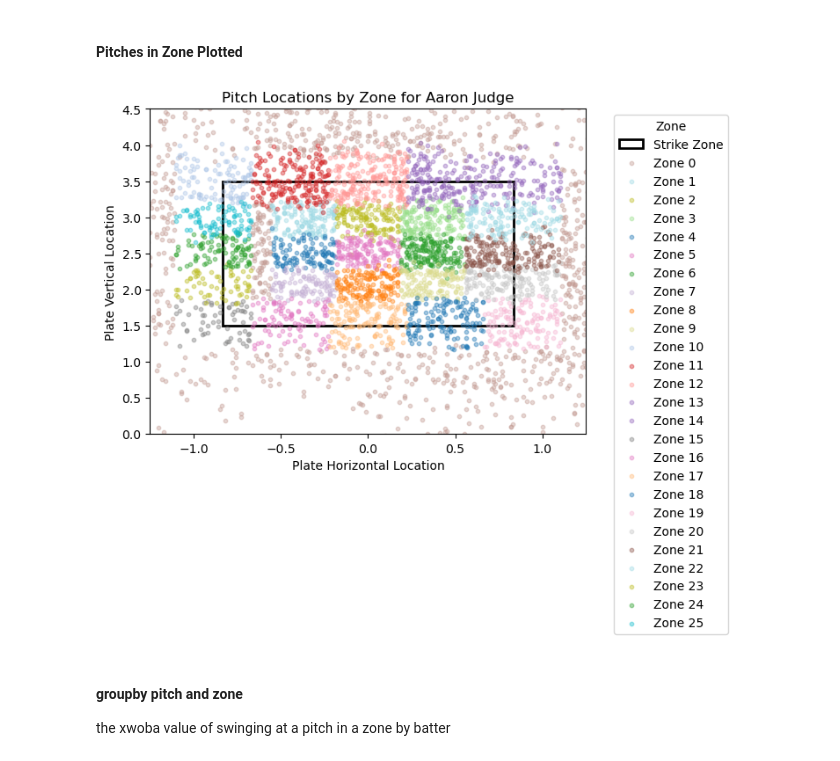
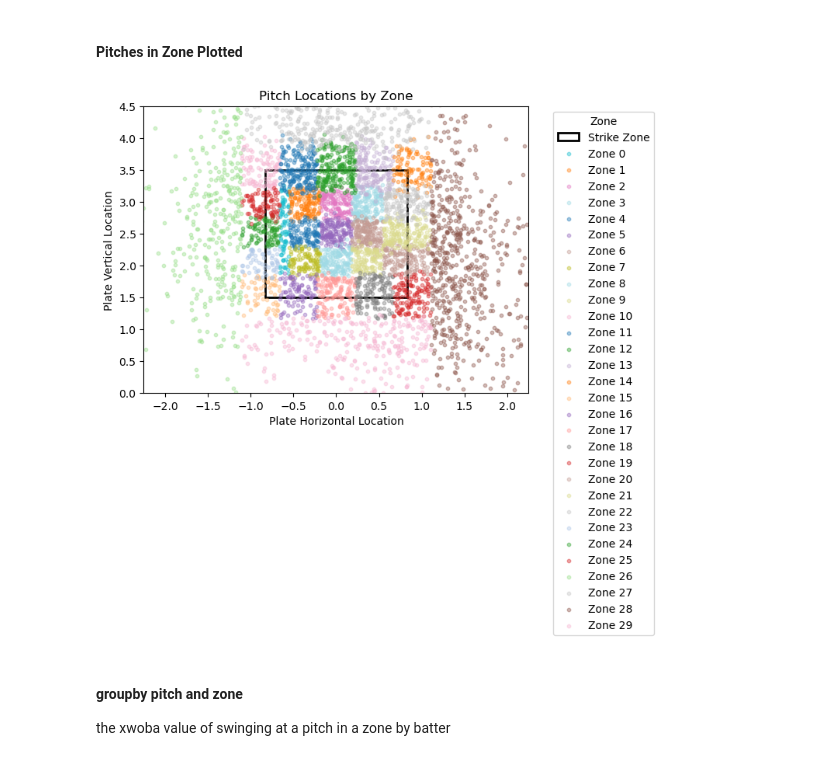
Before and after one commit to daltonlowery26/swing_decisons, a Jupyter notebook: analysis/woba_pitch_zone.ipynb, the cells around one changed output. Drawn from its saved outputs; the diff is of its cells as text; code cells hidden in the pictures.

```diff
--- a/analysis/woba_pitch_zone.ipynb
+++ b/analysis/woba_pitch_zone.ipynb
@@ -143,14 +143,19 @@ conditions = [
 
     (vert_bounds[4] <= df['plate_vert']) & (df['plate_vert'] <= vert_bounds[2]) & (horz_bounds[4] <= df['plate_horz']) & (df['plate_horz'] <= horz_bounds[5]), # Zone 23
     (vert_bounds[2] <= df['plate_vert']) & (df['plate_vert'] <= vert_bounds[0]) & (horz_bounds[4] <= df['plate_horz']) & (df['plate_horz'] <= horz_bounds[5]), # Zone 24
-    (vert_bounds[0] <= df['plate_vert']) & (df['plate_vert'] <= vert_bounds[1]) & (horz_bounds[4] <= df['plate_horz']) & (df['plate_horz'] <= horz_bounds[5]) # Zone 25
+    (vert_bounds[0] <= df['plate_vert']) & (df['plate_vert'] <= vert_bounds[1]) & (horz_bounds[4] <= df['plate_horz']) & (df['plate_horz'] <= horz_bounds[5]), # Zone 25
+
+    (df['plate_horz'] <= horz_bounds[4]), # Zone 26
+    (vert_bounds[6] <= df['plate_vert']) & (horz_bounds[4] <= df['plate_horz']) & (df['plate_horz'] <= horz_bounds[9]), # Zone 27
+    (df['plate_horz'] >= horz_bounds[9]), # Zone 28
+    (vert_bounds[7] >= df['plate_vert']) & (horz_bounds[4] <= df['plate_horz']) & (df['plate_horz'] <= horz_bounds[9]) # Zone 29
 
 
 
 ]
 
 # Define the corresponding values for each condition
-choices = [1, 2, 3, 4, 5, 6, 7, 8, 9, 10, 11 ,12, 13, 14, 15, 16, 17, 18, 19, 20, 21, 22, 23, 24, 25]
+choices = [1, 2, 3, 4, 5, 6, 7, 8, 9, 10, 11 ,12, 13, 14, 15, 16, 17, 18, 19, 20, 21, 22, 23, 24, 25, 26, 27, 28, 29]
 
 df['nzone'] = np.select(conditions, choices, default=0)
 # %% [markdown]
@@ -171,37 +176,37 @@ plt.gca().add_patch(
         strike_zone_top - strike_zone_bottom,
         fill=False, edgecolor='black', linewidth=2, linestyle='-', label='Strike Zone'
     )
 )
 
 # Filter for Aaron Judge
 df_judge = df[df['batter'] == 'mike trout']
 
 unique_zones = sorted(df_judge['nzone'].unique())
 cmap = plt.get_cmap('tab20', len(unique_zones))
 
 # Shuffle color assignments to maximize contrast between adjacent zones
 shuffled_indices = list(range(len(unique_zones)))
-random.seed(26)  # For reproducibility
+random.seed(27)  # For reproducibility
 random.shuffle(shuffled_indices)
 zone_colors = {zone: cmap(shuffled_indices[i]) for i, zone in enumerate(unique_zones)}
 
 for zone in unique_zones:
     subset = df_judge[df_judge['nzone'] == zone]
     plt.scatter(
         subset['plate_horz'], subset['plate_vert'],
         color=zone_colors[zone], label=f'Zone {zone}',
         alpha=0.4, s=10
     )
 
 plt.xlabel('Plate Horizontal Location')
 plt.ylabel('Plate Vertical Location')
 plt.ylim(0, 4.5)
-plt.xlim(-1.25, 1.25)
-plt.title('Pitch Locations by Zone for Aaron Judge')
+plt.xlim(-2.25, 2.25)
+plt.title('Pitch Locations by Zone')
 plt.legend(title='Zone', bbox_to_anchor=(1.05, 1), loc='upper left')
 plt.show()
 # %% [output]
-[figure, old version]
+[figure, new version]
 # %% [markdown]
 #### groupby pitch and zone
 the xwoba value of swinging at a pitch in a zone by batter
```
Also changed, not shown: parts of 23 cells of this notebook, 4 other files.
